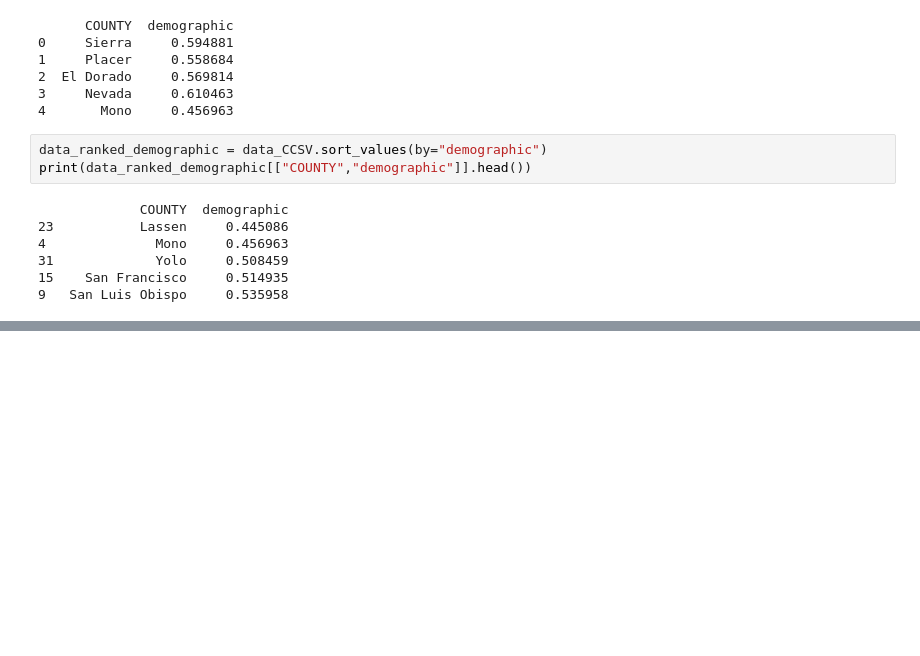
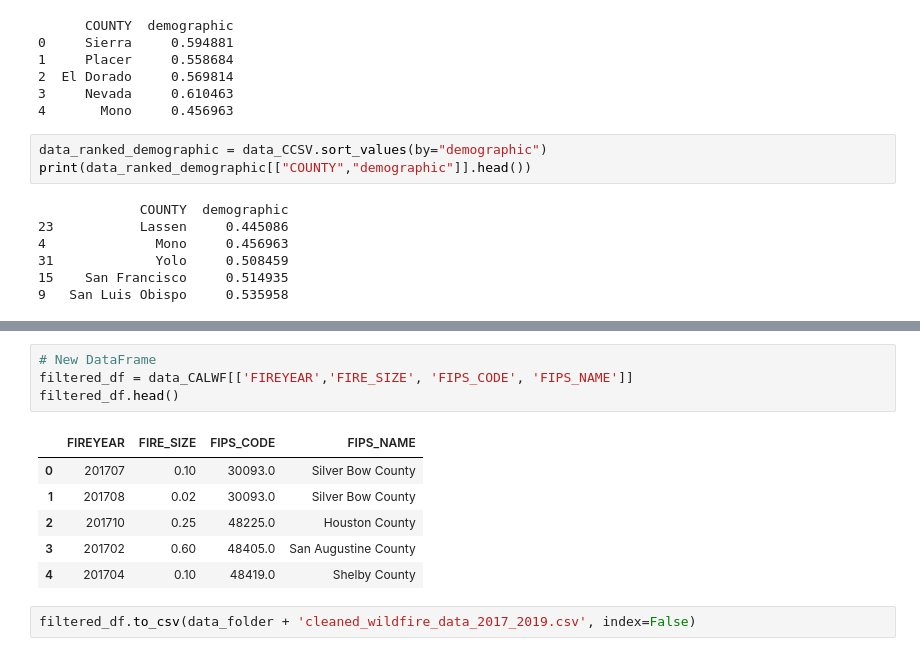
Before and after one commit to birlaaishwarya11/healthinclimate, a Jupyter notebook: src/notebooks/data_cleaning.ipynb, the cells around one changed output, grey strips where cells are left out. Saved outputs shown, nothing was run; the diff lists cells and outputs as text; blank space fills up the shorter version.

```diff
--- a/src/notebooks/data_cleaning.ipynb
+++ b/src/notebooks/data_cleaning.ipynb
@@ -109,0 +139,13 @@ print(data_ranked_demographic[["COUNTY","demographic"]].head())
+# %%
+# New DataFrame
+filtered_df = data_CALWF[['FIREYEAR','FIRE_SIZE', 'FIPS_CODE', 'FIPS_NAME']]
+filtered_df.head()
+# %% [output]
+|  | FIREYEAR | FIRE_SIZE | FIPS_CODE | FIPS_NAME |
+| 0 | 201707 | 0.10 | 30093.0 | Silver Bow County |
+| 1 | 201708 | 0.02 | 30093.0 | Silver Bow County |
+| 2 | 201710 | 0.25 | 48225.0 | Houston County |
+| 3 | 201702 | 0.60 | 48405.0 | San Augustine County |
+| 4 | 201704 | 0.10 | 48419.0 | Shelby County |
+# %%
+filtered_df.to_csv(data_folder + 'cleaned_wildfire_data_2017_2019.csv', index=False)
```
Also changed, not shown: parts of 5 cells of this notebook.
